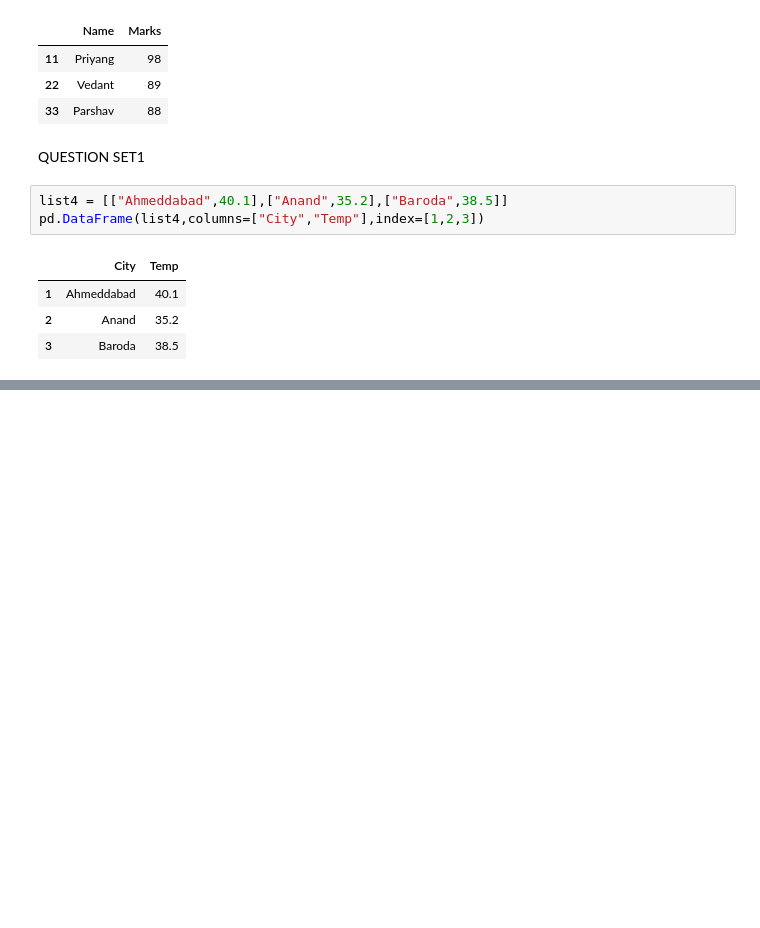
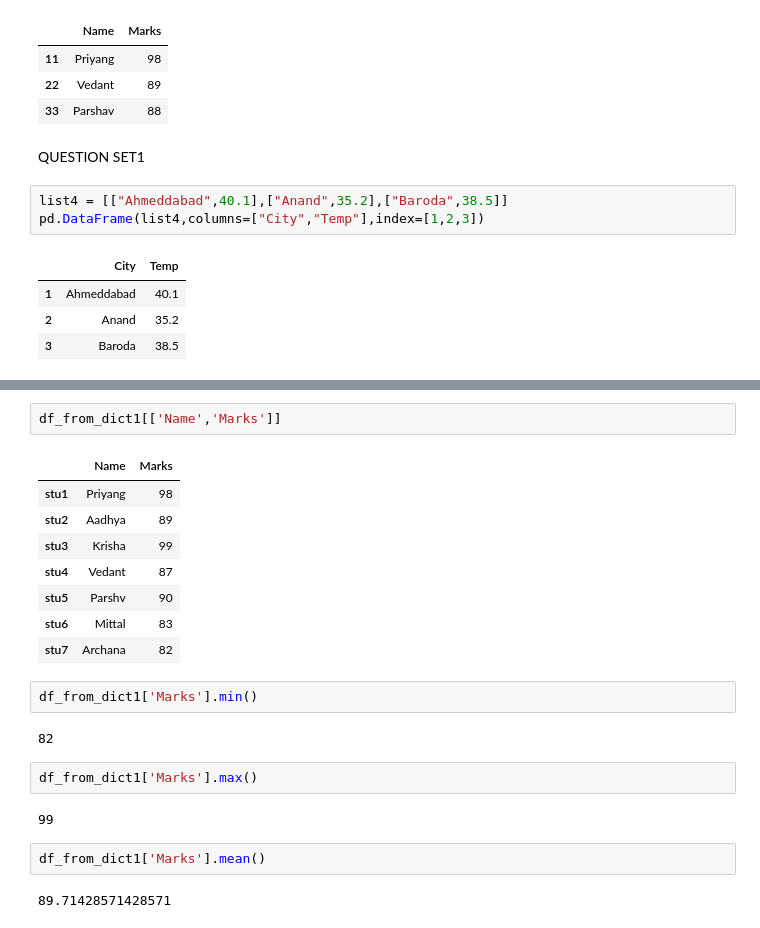
Before and after one commit to AseemGupta39/data_analytics_with_python, a Jupyter notebook: main.ipynb, the cells around one changed output, grey strips where cells are left out. Drawn from its saved outputs; the diff is of its cells as text; blank space fills up the shorter version.

```diff
--- a/main.ipynb
+++ b/main.ipynb
@@ -290,0 +364,23 @@ pd.DataFrame(list4,columns=["City","Temp"],index=[1,2,3])
+# %%
+df_from_dict1[['Name','Marks']]
+# %% [output]
+|  | Name | Marks |
+| stu1 | Priyang | 98 |
+| stu2 | Aadhya | 89 |
+| stu3 | Krisha | 99 |
+| stu4 | Vedant | 87 |
+| stu5 | Parshv | 90 |
+| stu6 | Mittal | 83 |
+| stu7 | Archana | 82 |
+# %%
+df_from_dict1['Marks'].min()
+# %% [output]
+82
+# %%
+df_from_dict1['Marks'].max()
+# %% [output]
+99
+# %%
+df_from_dict1['Marks'].mean()
+# %% [output]
+89.71428571428571
```
Also changed, not shown: parts of 14 cells of this notebook.
